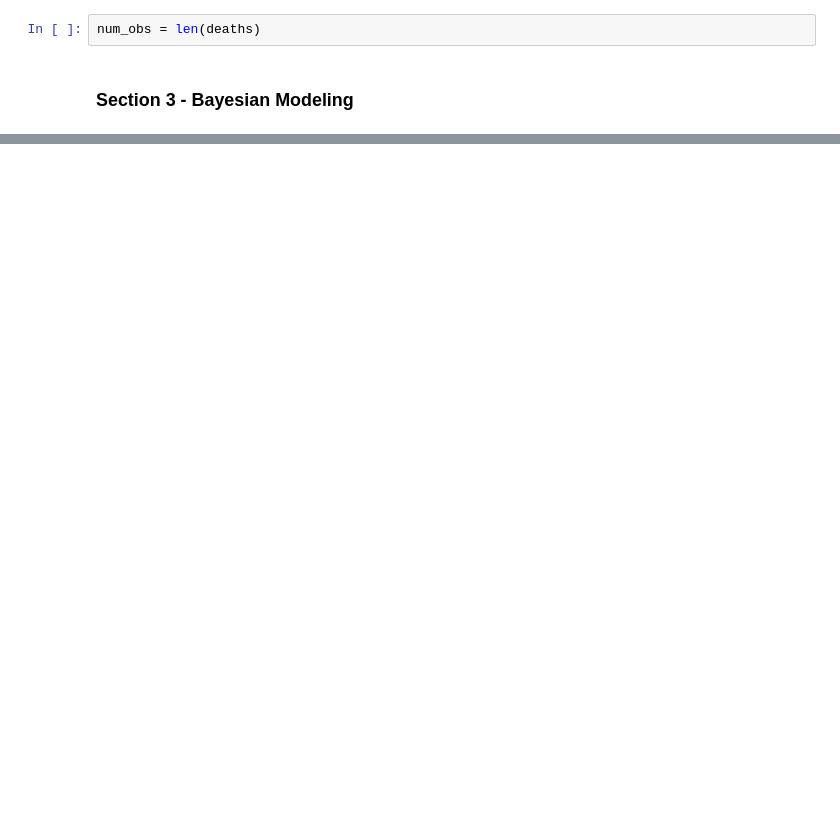
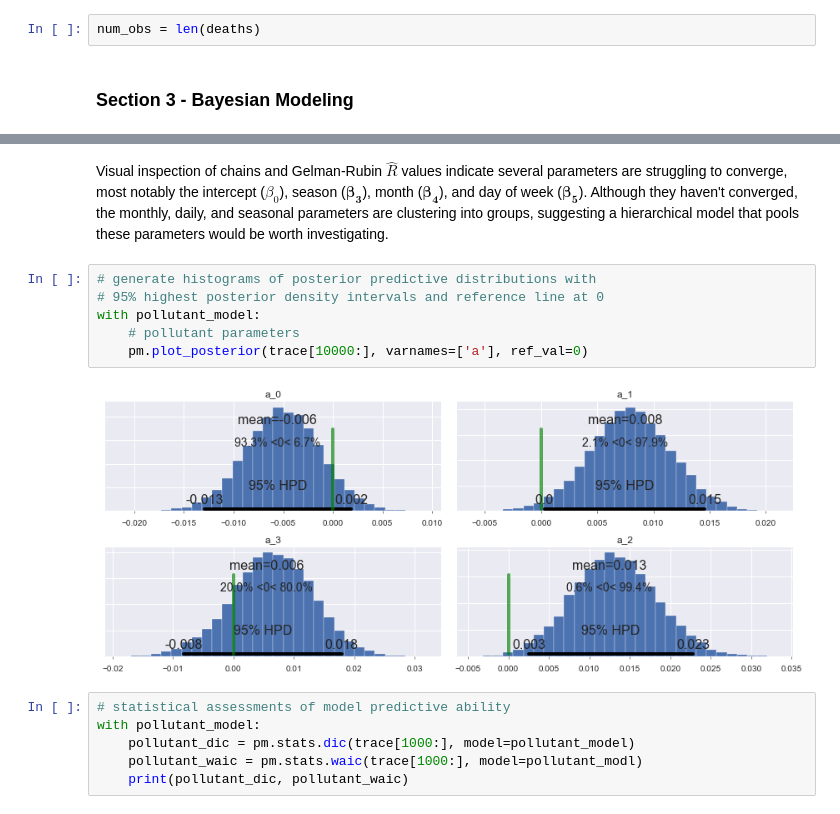
Before and after one commit to d-diaz/SEFS590F_Winter2017, a Jupyter notebook: SEFS 590F (Bayesian Models) - Final Exam.ipynb, the cells around one changed output, grey strips where cells are left out. Saved outputs shown, nothing was run; the diff lists cells and outputs as text; blank space fills up the shorter version.

```diff
--- a/SEFS 590F (Bayesian Models) - Final Exam.ipynb
+++ b/SEFS 590F (Bayesian Models) - Final Exam.ipynb
@@ -132,0 +135,16 @@ plt.tight_layout()
+# %% [markdown]
+Visual inspection of chains and Gelman-Rubin $\hat R$ values indicate several parameters are struggling to converge, most notably the intercept ($\beta_0$), season ($\mathbf{\beta_3}$), month ($\mathbf{\beta_4}$), and day of week ($\mathbf{\beta_5}$). Although they haven't converged, the monthly, daily, and seasonal parameters are clustering into groups, suggesting a hierarchical model that pools these parameters would be worth investigating.
+# %%
+# generate histograms of posterior predictive distributions with
+# 95% highest posterior density intervals and reference line at 0
+with pollutant_model:
+    # pollutant parameters
+    pm.plot_posterior(trace[10000:], varnames=['a'], ref_val=0)
+# %% [output]
+[figure, added]
+# %%
+# statistical assessments of model predictive ability
+with pollutant_model:
+    pollutant_dic = pm.stats.dic(trace[1000:], model=pollutant_model)
+    pollutant_waic = pm.stats.waic(trace[1000:], model=pollutant_modl)
+    print(pollutant_dic, pollutant_waic)
```
Also changed, not shown: parts of 23 cells of this notebook.
